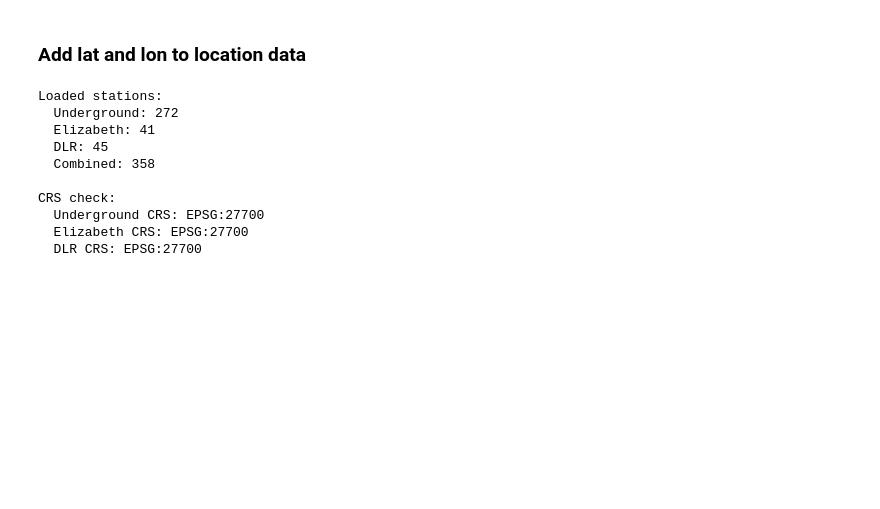
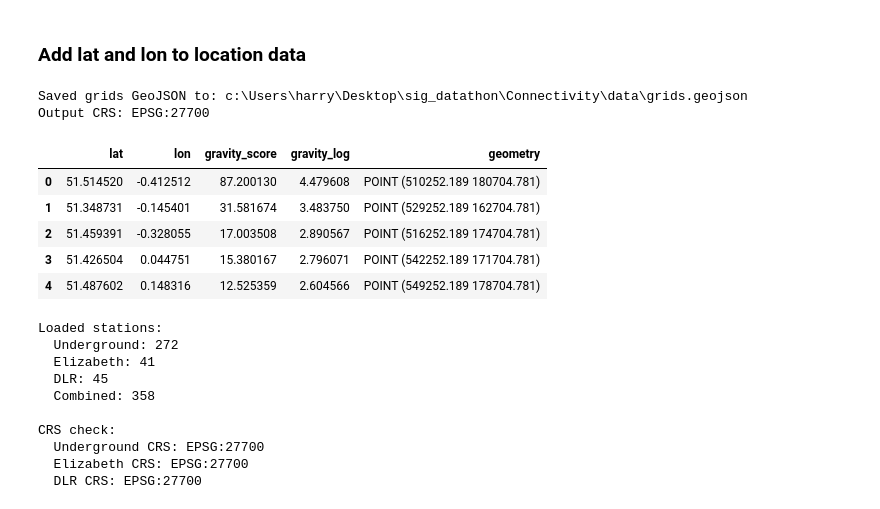
Before and after one commit to ryan-lse/sig_datathon, a Jupyter notebook: Connectivity/pipeline.ipynb, the cells around one changed output. Saved outputs shown, nothing was run; the diff lists cells and outputs as text; code cells hidden in the pictures; blank space fills up the shorter version.

```diff
--- a/Connectivity/pipeline.ipynb
+++ b/Connectivity/pipeline.ipynb
@@ -36,6 +36,45 @@ Total records: 45
 Exported to data\DLR.geojson
 # %% [markdown]
 ### Add lat and lon to location data
+# %%
+grids = pd.read_csv("../Demand Prediction Model/Output/sorted_grid.csv")
+# %%
+# Convert grids DataFrame to GeoDataFrame and export as GeoJSON in EPSG:27700 (British National Grid)
+if {"x", "y"}.issubset(grids.columns):
+    grids_gdf = gpd.GeoDataFrame(
+        grids.copy(),
+        geometry=gpd.points_from_xy(grids["x"], grids["y"]),
+        crs="EPSG:27700",
+    )
+elif {"lon", "lat"}.issubset(grids.columns):
+    # If lon/lat look projected, treat them as BNG; otherwise transform from WGS84.
+    looks_projected = (grids["lon"].abs().max() > 180) or (grids["lat"].abs().max() > 90)
+    input_crs = "EPSG:27700" if looks_projected else "EPSG:4326"
+    grids_gdf = gpd.GeoDataFrame(
+        grids.copy(),
+        geometry=gpd.points_from_xy(grids["lon"], grids["lat"]),
+        crs=input_crs,
+    ).to_crs(epsg=27700)
+else:
+    raise ValueError("grids must contain either x/y or lon/lat columns")
+
+out_path = os.path.abspath("../Connectivity/data/grids.geojson")
+grids_gdf.to_file(out_path, driver="GeoJSON")
+print(f"Saved grids GeoJSON to: {out_path}")
+print("Output CRS:", grids_gdf.crs)
+
+# Keep downstream variable name consistent
+grids = grids_gdf
+grids.head()
+# %% [output]
+Saved grids GeoJSON to: c:\Users\harry\Desktop\sig_datathon\Connectivity\data\grids.geojson
+Output CRS: EPSG:27700
+|  | lat | lon | gravity_score | gravity_log | geometry |
+| 0 | 51.514520 | -0.412512 | 87.200130 | 4.479608 | POINT (510252.189 180704.781) |
+| 1 | 51.348731 | -0.145401 | 31.581674 | 3.483750 | POINT (529252.189 162704.781) |
+| 2 | 51.459391 | -0.328055 | 17.003508 | 2.890567 | POINT (516252.189 174704.781) |
+| 3 | 51.426504 | 0.044751 | 15.380167 | 2.796071 | POINT (542252.189 171704.781) |
+| 4 | 51.487602 | 0.148316 | 12.525359 | 2.604566 | POINT (549252.189 178704.781) |
 # %%
 gdf_underground = gpd.read_file("data/underground.geojson")
 gdf_elizabeth = gpd.read_file("data/Elizabeth.geojson")
```
Also changed, not shown: parts of 2 cells of this notebook, 20 other files.
